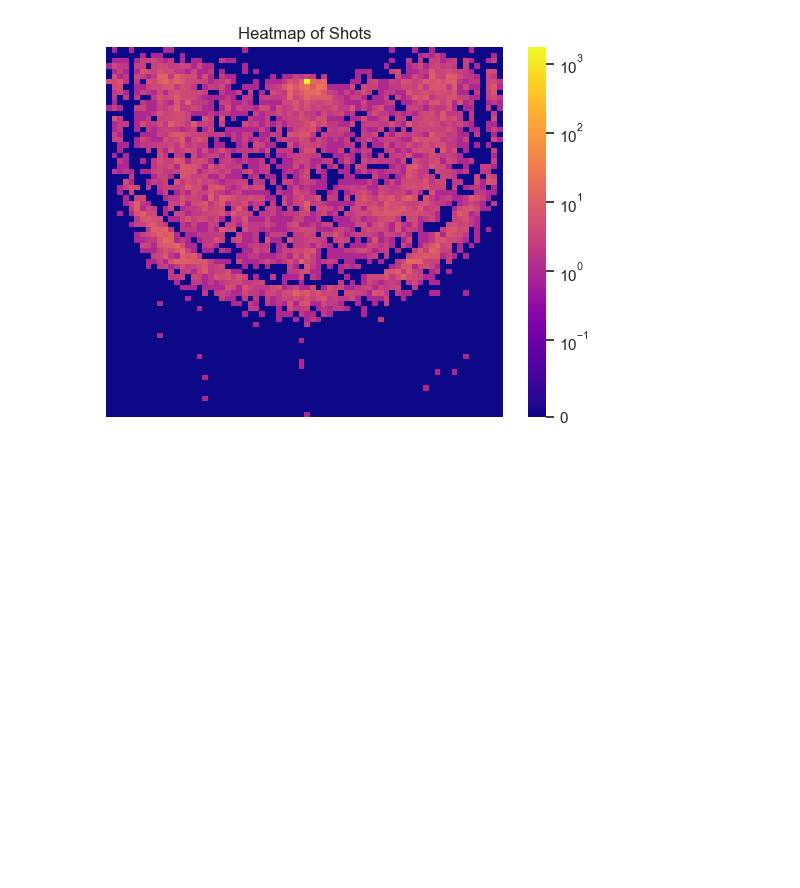
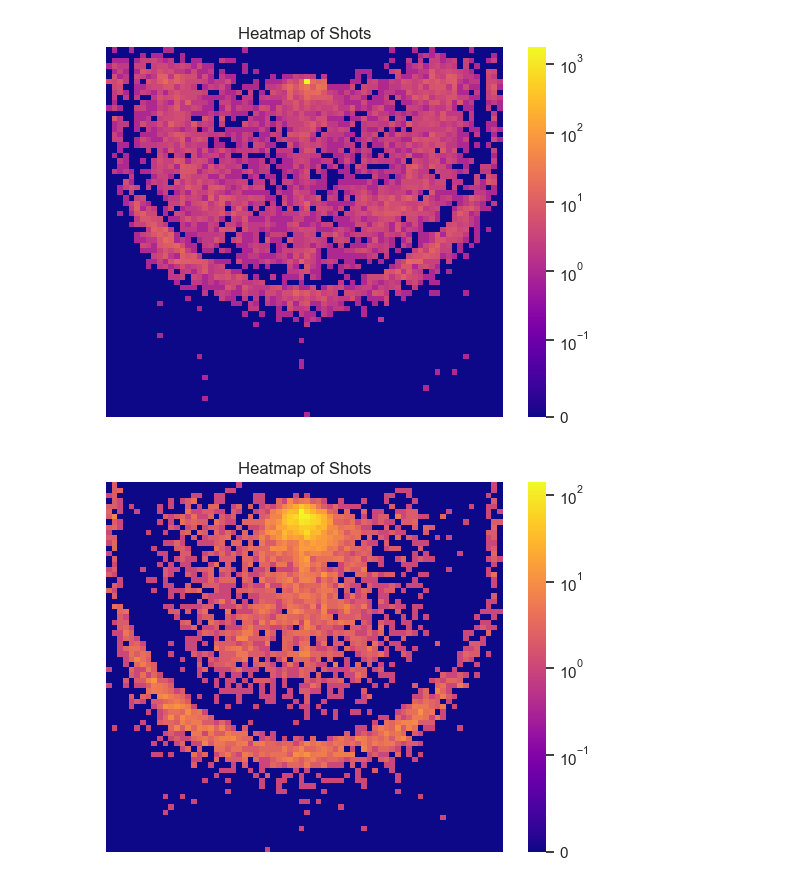
Before and after one commit to Andrew601/Stat-386-Project, a Jupyter notebook: EDA Visuals.ipynb, the cells around one changed output. Saved outputs shown, nothing was run; the diff lists cells and outputs as text; code cells hidden in the pictures; blank space fills up the shorter version.

```diff
--- a/EDA Visuals.ipynb
+++ b/EDA Visuals.ipynb
@@ -86,3 +92,30 @@ plt.title('Heatmap of Shots')
 plt.show()
 # %% [output]
 [figure]
+# %%
+import pandas as pd
+import numpy as np
+import matplotlib.pyplot as plt
+import seaborn as sns
+from matplotlib.colors import Normalize
+from matplotlib.colors import SymLogNorm # Import LogNorm from matplotlib.colors
+
+# Assuming your data is stored in a CSV file named 'shot_data.csv'
+df = pd.read_csv('2022ShotData.csv')
+
+# Increase the number of bins for a smoother heatmap
+heatmap, xedges, yedges = np.histogram2d(df['Top'], df['Left'], bins=(70, 70))
+
+# Choose a colormap with softer color transitions
+cmap = 'plasma'
+
+# Adjust color normalization for a more gradual transition
+sns.heatmap(heatmap, cmap=cmap, norm=SymLogNorm(linthresh=0.1),
+            xticklabels=False,
+            yticklabels=False)
+
+
+plt.title('Heatmap of Shots')
+plt.show()
+# %% [output]
+[figure, added]
```
Also changed, not shown: parts of 1 cell of this notebook, 1 other file.
